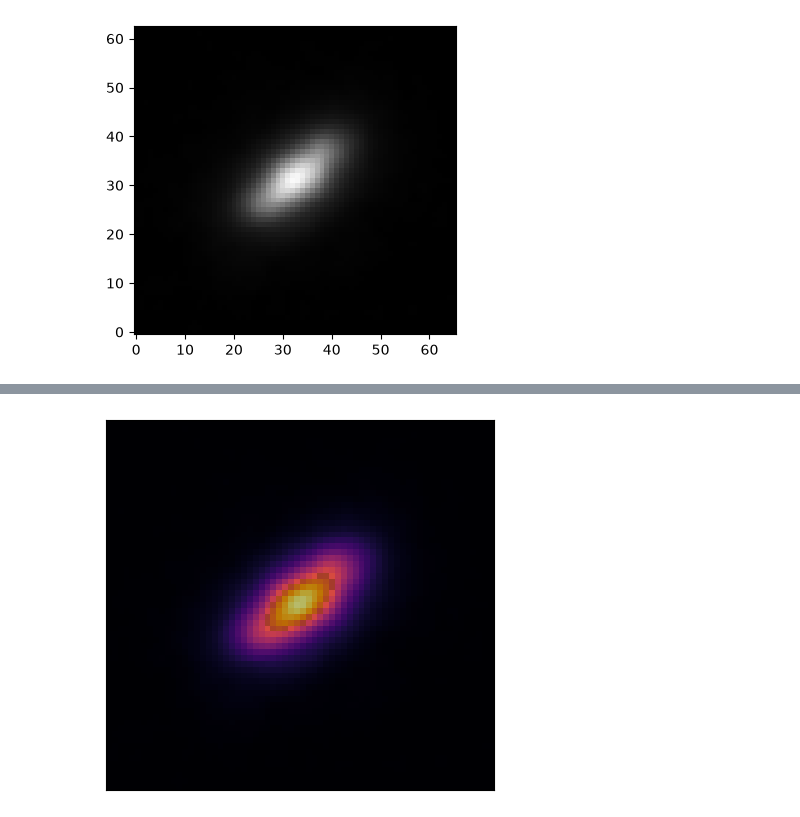
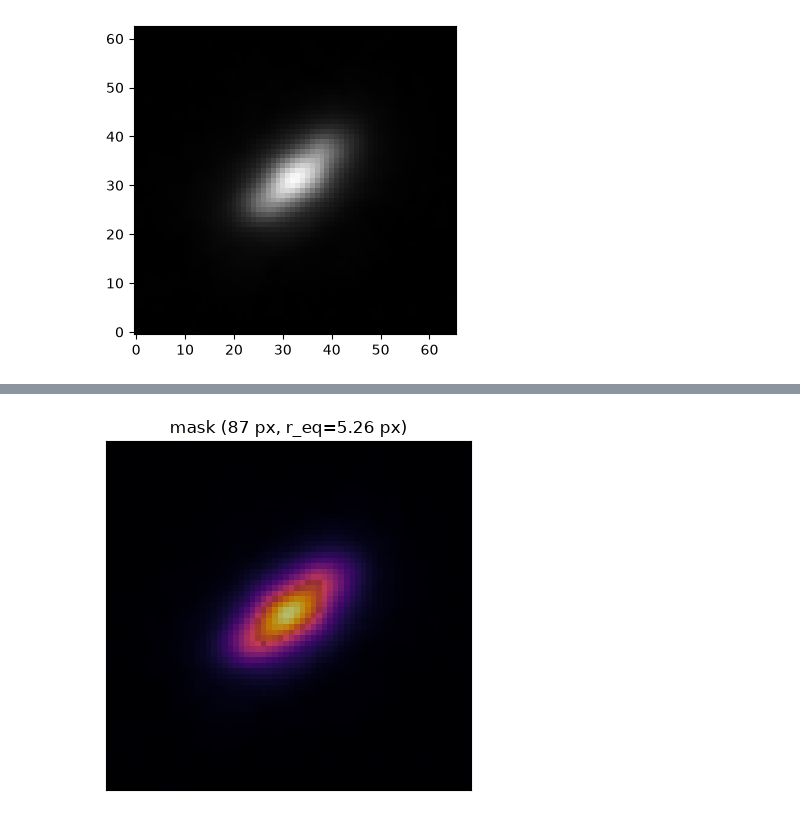
Before and after one commit to mjianpour/detecting-disk-galaxies-in-JWST-images, a Jupyter notebook: src/better displaying.ipynb, the cells around one changed output, grey strips where cells are left out. Drawn from its saved outputs; the diff is of its cells as text; code cells hidden in the pictures.

```diff
--- a/src/better displaying.ipynb
+++ b/src/better displaying.ipynb
@@ -91,15 +196,17 @@ clustered[~mask] = np.nan
 # %%
-fig, ax = plt.subplots(figsize=(8, 4))
-
-ax.imshow(conv, origin="lower", cmap="inferno", vmin=0, vmax=sci.max())
-
-# Show the filled mask as a translucent overlay (not just an outline)
-ax.imshow(np.where(mask, 1, np.nan), origin="lower",
-          cmap="grey", alpha=0.25)
-
-ax.set_xticks([]); ax.set_yticks([])
-plt.tight_layout()
-plt.show()
+# --- Visualization: smoothed image + mask overlay ----------------------------
+if n_mask_pix == 0:
+    print("Nothing to plot: empty mask.")
+else:
+    fig, ax = plt.subplots(figsize=(8, 4))
+    ax.imshow(conv, origin="lower", cmap="inferno",
+              vmin=0, vmax=sci.max())
+    ax.imshow(np.where(mask, 1, np.nan), origin="lower",
+              cmap="grey", alpha=0.25)
+    ax.set_title(f"mask ({n_mask_pix} px, r_eq={r_eq:.2f} px)")
+    ax.set_xticks([]); ax.set_yticks([])
+    plt.tight_layout()
+    plt.show()
 # %% [output]
-[figure, old version]
+[figure, new version]
 # %%
```
Also changed, not shown: parts of 2 cells of this notebook, 3 other files.
